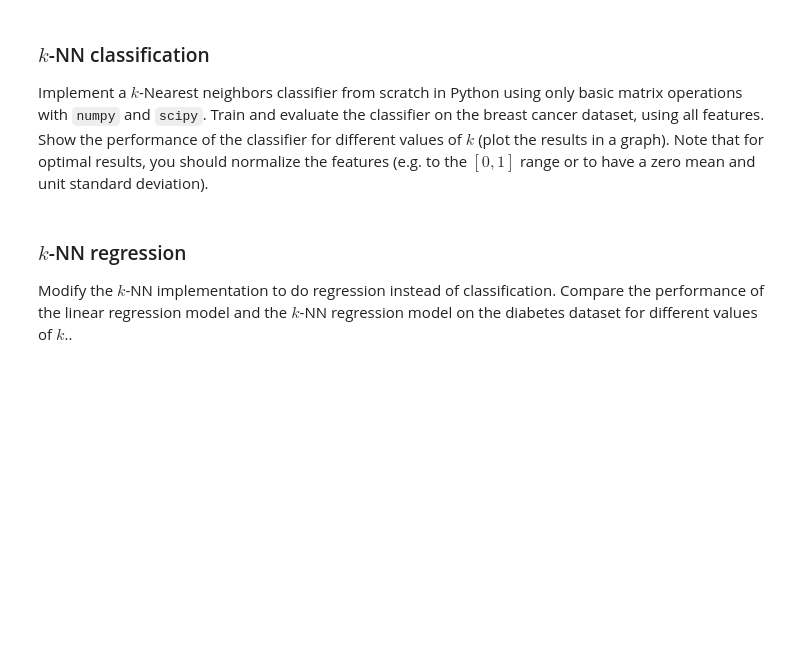
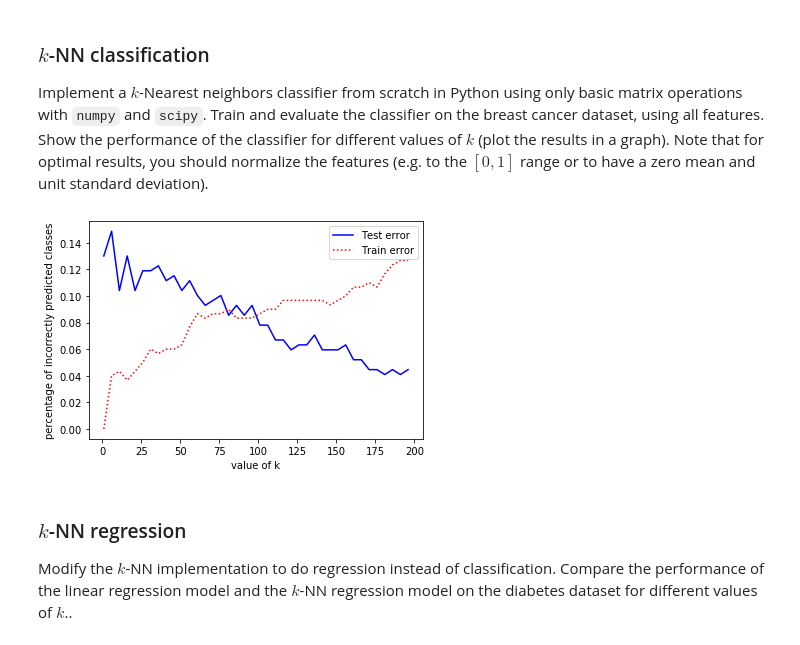
Before and after one commit to max-de-rooij/8dm50-machine-learning, a Jupyter notebook: practicals/week_1.ipynb, the cells around one changed output. Drawn from its saved outputs; the diff is of its cells as text; code cells hidden in the pictures; blank space fills up the shorter version.

```diff
--- a/practicals/week_1.ipynb
+++ b/practicals/week_1.ipynb
@@ -151,6 +172,31 @@ Assume that in the dataset that you use to train a linear regression model, ther
 ### $k$-NN classification
 
 Implement a $k$-Nearest neighbors classifier from scratch in Python using only basic matrix operations with `numpy` and `scipy`. Train and evaluate the classifier on the breast cancer dataset, using all features. Show the performance of the classifier for different values of $k$ (plot the results in a graph). Note that for optimal results, you should normalize the features (e.g. to the $[0, 1]$ range or to have a zero mean and unit standard deviation).
+# %%
+from linear_regression import knn_classify
+import matplotlib.pyplot as plt
+X_train = breast_cancer.data[:300,:]
+y_train = breast_cancer.target[:300]
+
+X_test = breast_cancer.data[300:,:]
+y_test = breast_cancer.target[300:]
+
+kran = list(range(1,201,5))
+test_error = []
+train_error = []
+for k in kran:
+    y_est = knn_classify(X_train,y_train, k, X_test)
+    y_est_train = knn_classify(X_train,y_train, k, X_train)
+    test_error.append(1-(np.sum(y_est==y_test))/len(y_test))
+    train_error.append(1-(np.sum(y_est_train==y_train))/len(y_train))
+
+plt.plot(kran,test_error,'b',kran,train_error,'r:')
+plt.xlabel('value of k')
+plt.ylabel('percentage of incorrectly predicted classes')
+plt.legend(['Test error', 'Train error'])
+plt.show()
+# %% [output]
+[figure, added]
 # %% [markdown]
 ### $k$-NN regression
 
```
Also changed, not shown: parts of 4 cells of this notebook, 1 other file.
